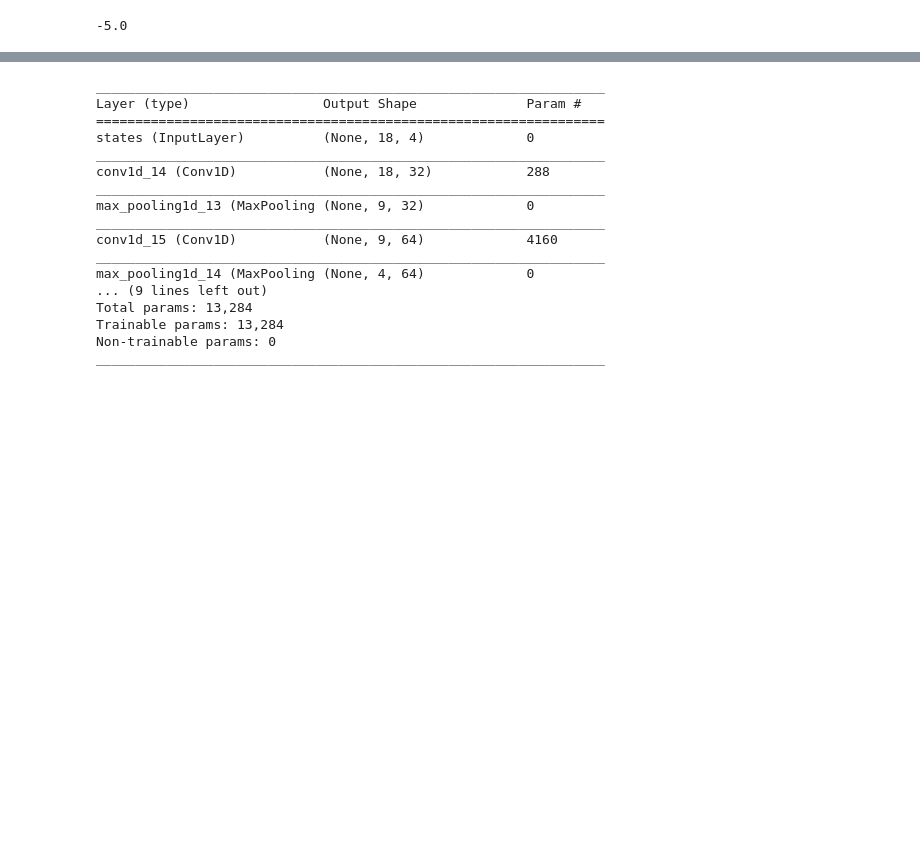
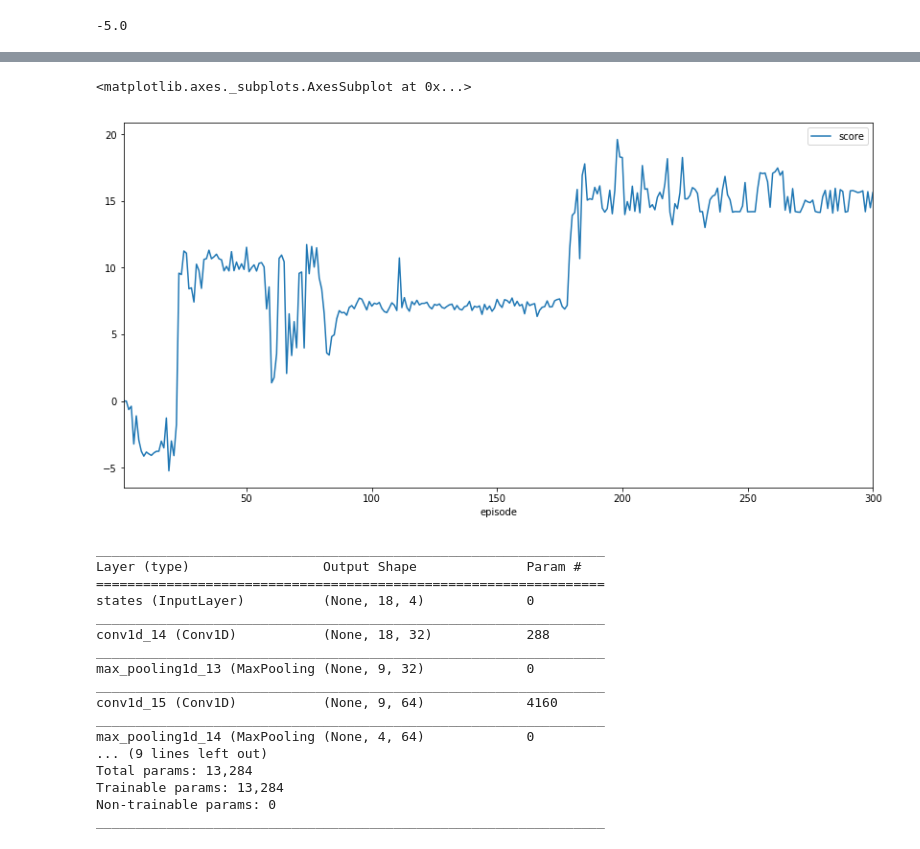
Before and after one commit to zeetaros/rl_quadcopter, a Jupyter notebook: WIP_Quadcopter_Project_CSY.ipynb, the cells around one changed output, grey strips where cells are left out. Cells and saved outputs as stored; diff of their text form; code cells hidden in the pictures; blank space fills up the shorter version.

```diff
--- a/WIP_Quadcopter_Project_CSY.ipynb
+++ b/WIP_Quadcopter_Project_CSY.ipynb
@@ -324,3 +369,8 @@ Episode =  300, score = -33.293 (best =  -5.584), noise_scale = 3.21
+# %%
+pd.DataFrame(score_log).groupby('episode').mean().reset_index().plot.line('episode','score', figsize=(14,7))
+# %% [output]
+<matplotlib.axes._subplots.AxesSubplot at 0x...>
+[figure, added]
 # %%
 from keras import layers, models
 
```
Also changed, not shown: parts of 35 cells of this notebook, 2 other files.
